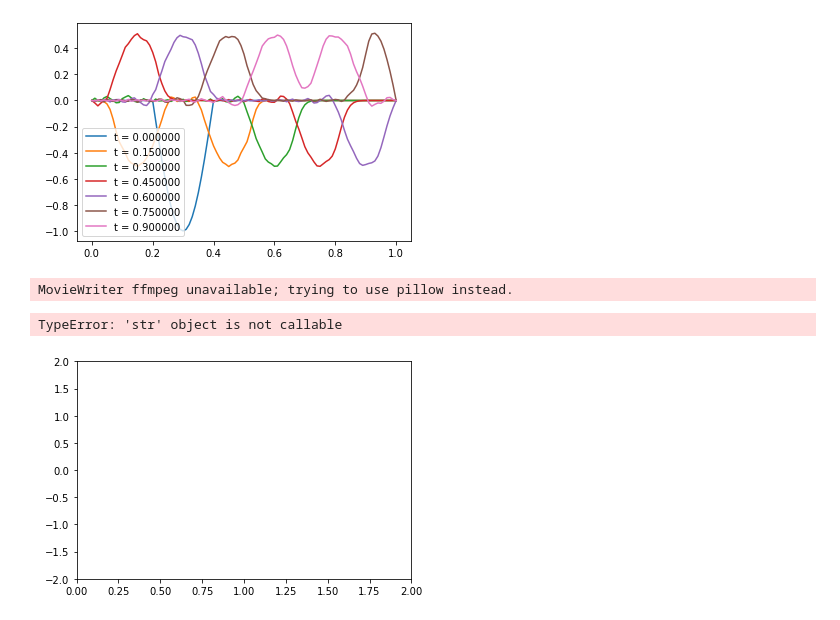
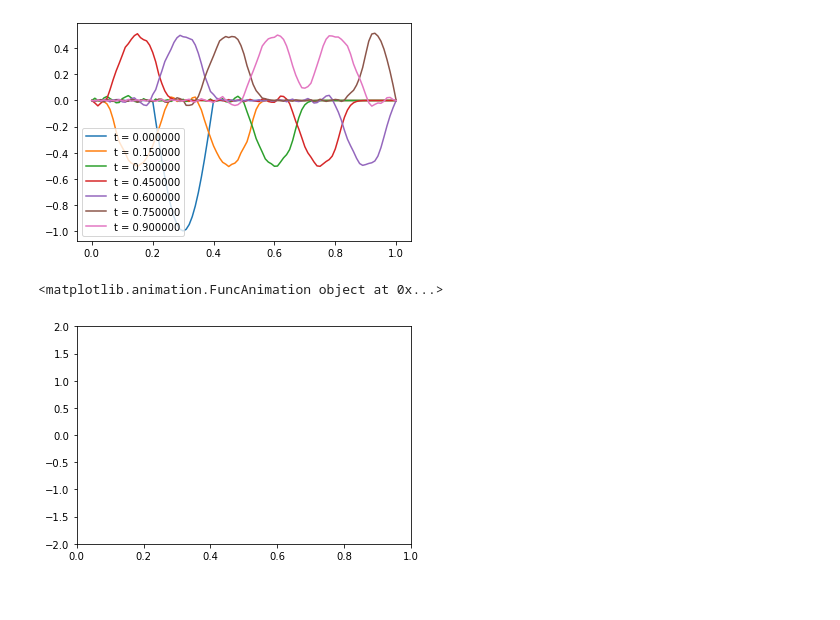
Before and after one commit to karellempes/ScieComp, a Jupyter notebook: Assignment 1/1.1 Vibrating string.ipynb, the cells around one changed output. Saved outputs shown, nothing was run; the diff lists cells and outputs as text; code cells hidden in the pictures.

```diff
--- a/Assignment 1/1.1 Vibrating string.ipynb
+++ b/Assignment 1/1.1 Vibrating string.ipynb
@@ -95,7 +95,7 @@ def plot_wave(X, c):
         Y_new = update_string(Y, Y_prev)
         if t%150 == 0:
             Time = 0.001 * t
-            plt.plot(X, Y_new, label = "t = %f"%Time )
+            plt.plot(X, Y_new, label = "t = %f"%round(Time,2) )
         Y_prev = Y
         Y = Y_new
     plt.legend()
@@ -109,39 +109,32 @@ for i in range(3):
 [figure]
 # %%
 fig = plt.figure()
-ax = plt.axes(xlim=(0, 2), ylim=(-2, 2))
+ax = plt.axes(xlim=(0, 1), ylim=(-2, 2))
 line, = ax.plot([], [], lw=2)
-
-Y_CURRENT = init_string(X, 0)
-Y_PREV = np.copy(Y_CURRENT)
 
 # initialization function: plot the background of each frame
 def init():
     line.set_data([], [])
     return line,
 
 # animation function.  This is called sequentially
 def animate(i):
-    x = np.linspace(0, 1, 1000)
-    y = update_string(y_current, y_prev)
+    x = np.linspace(0, L, N+1)
+    y = frames[i]
     line.set_data(x, y)
-    Y_PREV = Y_CURRENT
-    Y_CURRENT = y
     return line,
 
 # call the animator.  blit=True means only re-draw the parts that have changed.
-anim = ani.FuncAnimation(fig, animate, init_func=init,
-                               frames=200, interval=20, blit=True)
+anim = ani.FuncAnimation(fig, animate, init_func=init, frames=M, interval=20, blit=False)
 
 # save the animation as an mp4.  This requires ffmpeg or mencoder to be
 # installed.  The extra_args ensure that the x264 codec is used, so that
 # the video can be embedded in html5.  You may need to adjust this for
 # your system: for more information, see
 # http://matplotlib.sourceforge.net/api/animation_api.html
-anim.save('basic_animation.mp4', fps=30, extra_args=['-vcodec', 'libx264'])
+# anim.save('basic_animation.mp4', fps=30, extra_args=['-vcodec', 'libx264'])
 
 plt.show()
 # %% [output]
-MovieWriter ffmpeg unavailable; trying to use pillow instead.
+<matplotlib.animation.FuncAnimation object at 0x...>
-TypeError: 'str' object is not callable
-[figure, old version]
+[figure, new version]
```
Also changed, not shown: parts of 2 cells of this notebook.
